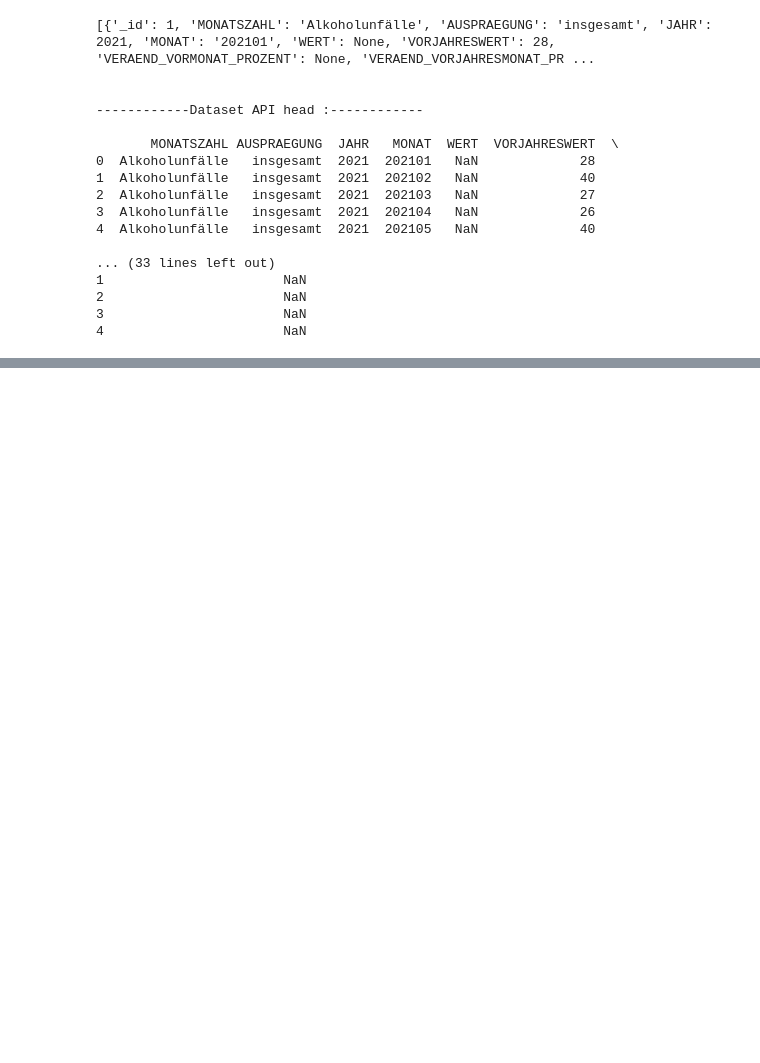
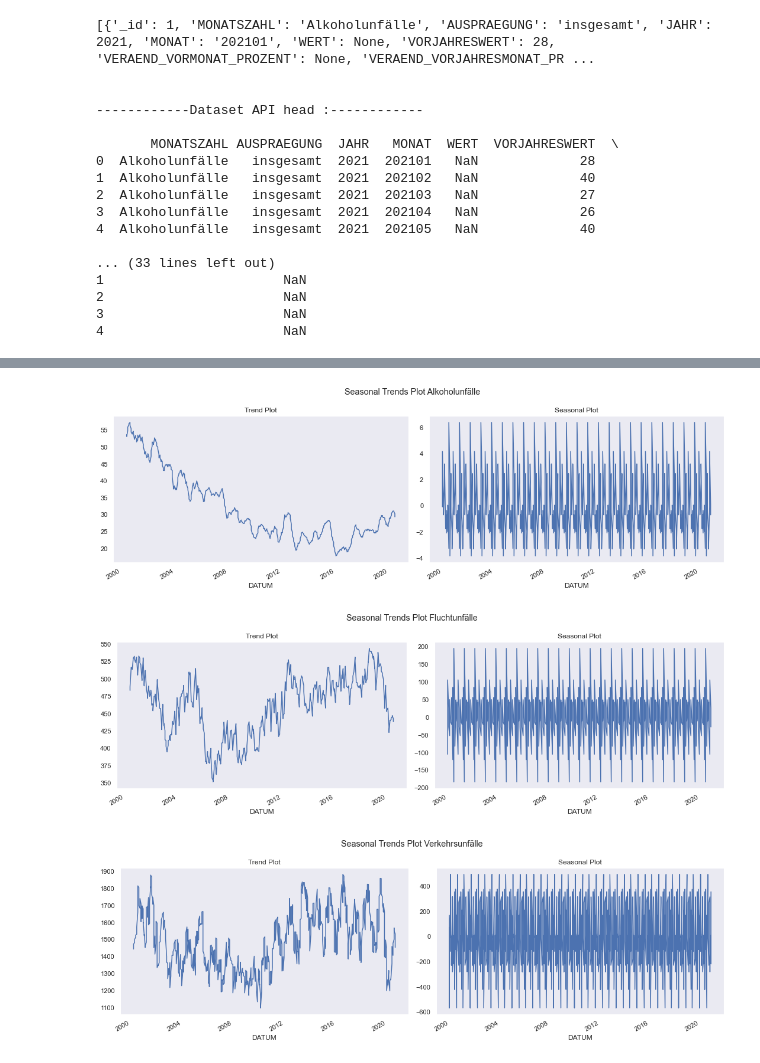
Before and after one commit to qadadri/Digital-Product-School-Challenge, a Jupyter notebook: data_preprocessing_and_visualization.ipynb, the cells around one changed output, grey strips where cells are left out. Drawn from its saved outputs; the diff is of its cells as text; code cells hidden in the pictures; blank space fills up the shorter version.

```diff
--- a/data_preprocessing_and_visualization.ipynb
+++ b/data_preprocessing_and_visualization.ipynb
@@ -149 +148,36 @@ fig.tight_layout()
+# %%
+# Data Processing (Extracting Seasonal Trends)
+# To do that we should start by converting our dates to timestamps in order to use seasonal_decompose
+# We will combine Year (JAHR) and Months (MONAT) columns into a single column that we will call Date (DATUM)
+from statsmodels.tsa.seasonal import seasonal_decompose
+
+# Since we are missing the day I'll suppose that it's 1st of each Month
+# Since MONAT has the year info we will use that MONAT[-2:] = Months and MONAT[:-2] = Year
+
+dataset['DATUM'] = dataset['MONAT'].apply(lambda m:  pandas.to_datetime(m[:-2] + '-' + m[-2:] + '-01'))
+dataset = dataset.drop(['MONAT', 'JAHR'], axis = 1) # We remove MONAT and JAHR since the info exists in our new column DATUM
+
+MONATSZAHL = ['Alkoholunfälle', 'Fluchtunfälle', 'Verkehrsunfälle']
+
+
+for x in MONATSZAHL:
+    fig, axes = plt.subplots(1, 2, figsize=(15, 5))
+    fig.suptitle('Seasonal Trends Plot ' + x)
+    analysis = dataset[dataset['MONATSZAHL'] == x]
+    analysis = analysis[['DATUM','WERT']]
+    analysis.sort_values(by='DATUM',inplace = True)
+    analysis.set_index(['DATUM'], inplace = True)
+    # Period = 20 since we have 20 years span so 20 "cycle"
+    decompose_result_mult = seasonal_decompose(analysis, model="additive", period=20)
+    trend = decompose_result_mult.trend
+    seasonal = decompose_result_mult.seasonal
+    trend.plot(ax = axes[0]);
+    axes[0].set_title("Trend Plot");
+    seasonal.plot(ax = axes[1]);
+    axes[1].set_title("Seasonal Plot");
+    plt.tight_layout()
+# %% [output]
+[figure, added]
+[figure, added]
+[figure, added]
 # %%
```
Also changed, not shown: parts of 3 cells of this notebook.
